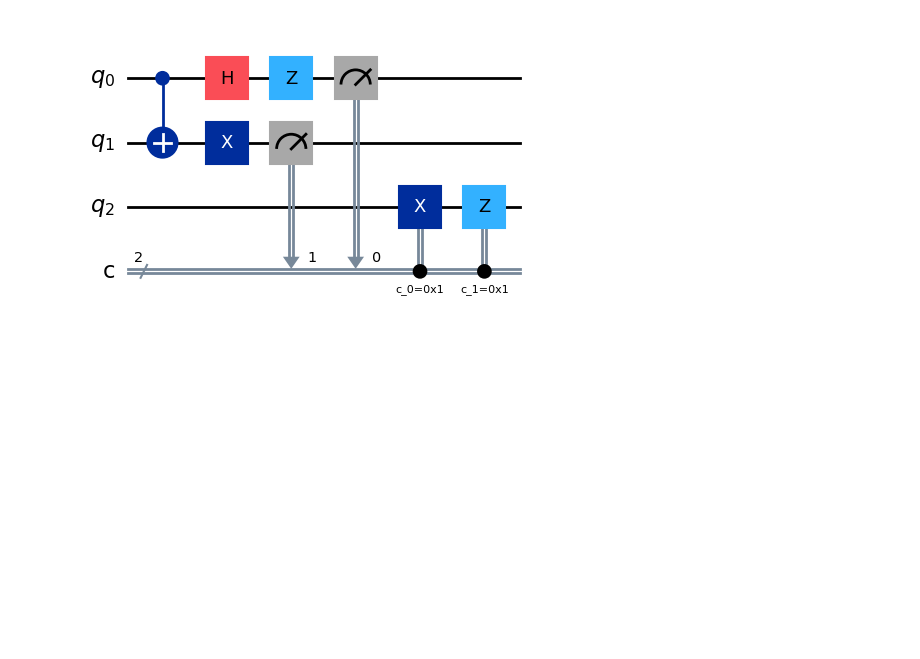
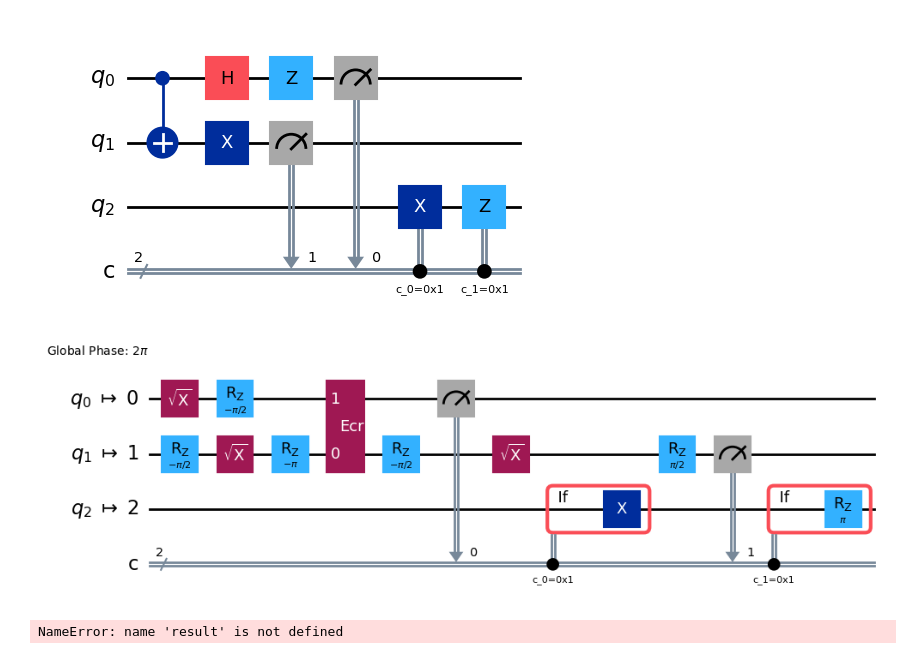
Before and after one commit to rageh-ai/quantum_teleportation, a Jupyter notebook: main.ipynb, the cells around one changed output. Saved outputs shown, nothing was run; the diff lists cells and outputs as text; code cells hidden in the pictures; blank space fills up the shorter version.

```diff
--- a/main.ipynb
+++ b/main.ipynb
@@ -37,3 +30,14 @@ c: 2/════════════╩═══╩═╡ c_0=0x1 ╞╡ c_
 qc.draw('mpl')
 # %% [output]
 [figure]
+# %%
+## instansitate the device and match the backend's ISA
+service = QiskitRuntimeService()
+
+backend = service.least_busy(simulator=False, operational=True)
+pm = generate_preset_pass_manager(backend=backend, optimization_level=1)
+isa_circuit = pm.run(qc)
+# %%
+isa_circuit.draw('mpl', idle_wires=False)
+# %% [output]
+[figure, added]
@@ -39,0 +49,4 @@ qc.draw('mpl')
+# %%
+print(result)
+# %% [output]
+NameError: name 'result' is not defined
```
Also changed, not shown: parts of 4 cells of this notebook.
